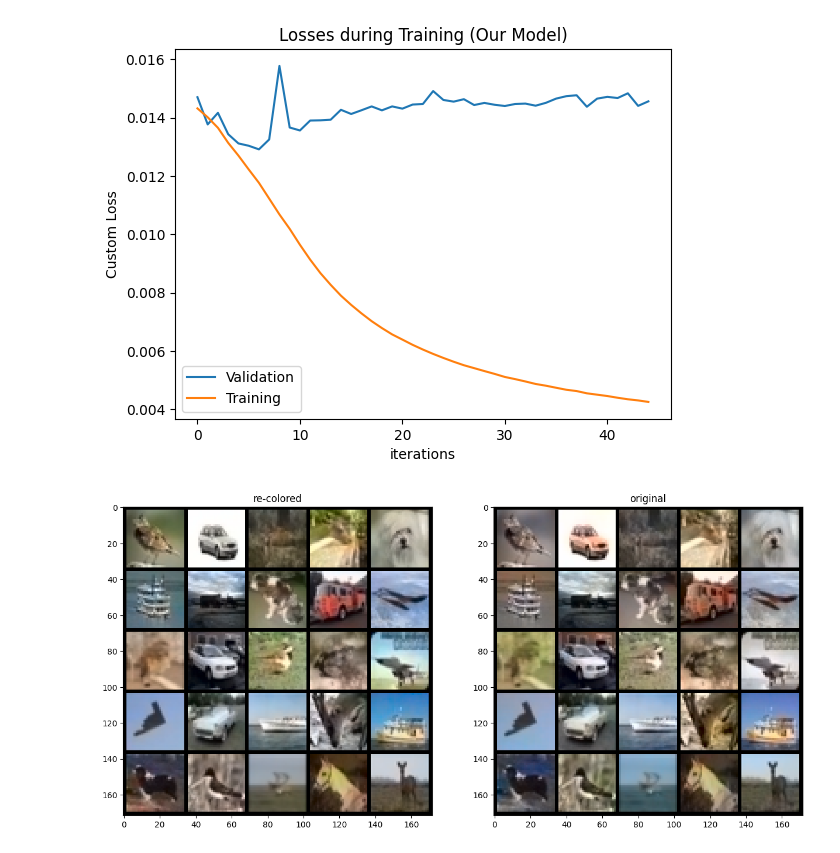
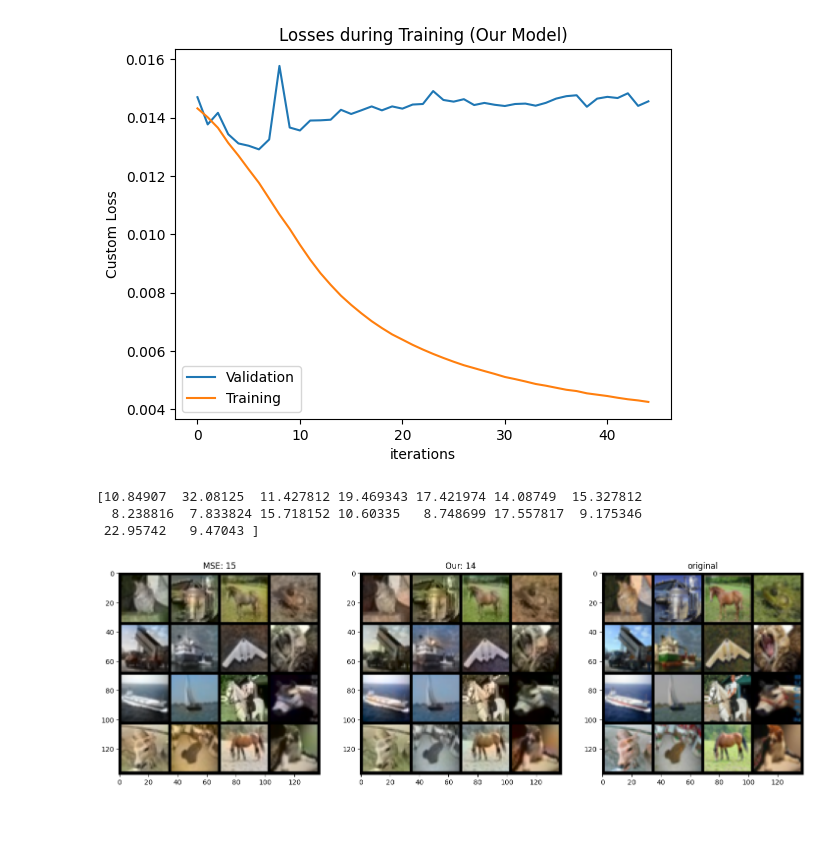
Before and after one commit to DingPang/ACV_Colorization, a Jupyter notebook: main.ipynb, the cells around one changed output. Cells and saved outputs as stored; diff of their text form; code cells hidden in the pictures; blank space fills up the shorter version.

```diff
--- a/main.ipynb
+++ b/main.ipynb
@@ -33,10 +35,13 @@ dp_save_path2 = "/content/dp2.ckpt"
 # Data
 # %%
 def import_image(img):
+    if len(np.array(img).shape) != 3:
+      return torch.FloatTensor(np.transpose(color.rgb2lab(np.stack([np.array(img)]*3, axis = 2)), (2, 0, 1)))
     return torch.FloatTensor(np.transpose(color.rgb2lab(np.array(img)), (2, 0, 1)))
 
 img_transform = transforms.Compose([
-    transforms.Lambda(import_image)
+    transforms.Lambda(import_image),
+    transforms.Resize((32,32))
 ])
 train_dataset = CIFAR10('./data/CIFAR10', train=True, transform=img_transform, target_transform=None, download=True)
 test_dataset = CIFAR10('./data/CIFAR10', train=False, transform=img_transform, target_transform=None, download=True)
@@ -46,4 +51,13 @@ train_dataset, val_dataset = torch.utils.data.random_split(train_dataset, [0.9,
 train_dataloader = DataLoader(train_dataset, batch_size=batch_size, shuffle=True)
 val_dataloader = DataLoader(val_dataset, batch_size=batch_size, shuffle=True)
 test_dataloader = DataLoader(test_dataset, batch_size=batch_size, shuffle=True)
+
+
+# train_dataset = Caltech256('./data/Caltech256', transform=img_transform, target_transform=None, download=True)
+# train_dataset, val_dataset, test_dataset = torch.utils.data.random_split(train_dataset, [0.8, 0.1, 0.1])
+
+
+# train_dataloader = DataLoader(train_dataset, batch_size=batch_size, shuffle=True)
+# val_dataloader = DataLoader(val_dataset, batch_size=batch_size, shuffle=True)
+# test_dataloader = DataLoader(test_dataset, batch_size=batch_size, shuffle=True)
 # %% [output]
@@ -54,7 +67,7 @@ Files already downloaded and verified
 # Our Model
 # %%
 class ColorNet(nn.Module):
-    def __init__(self, d=128):
+    def __init__(self):
         super(ColorNet, self).__init__()
 
         self.conv1 = nn.Conv2d(1, 32, kernel_size=4, stride=2, padding=1)
@@ -278,47 +243,61 @@ plt.show()
 # %%
 plt.ion()
 
 with torch.no_grad():
-
-    # pick a random subset of images from the test set
-    image_inds = np.random.choice(len(test_dataset), 25, replace=False)
+    x = 46
+    image_inds = list(range(x,x+16))
     lab_batch = torch.stack([test_dataset[i][0] for i in image_inds])
-    # lab_batch = lab_batch.to(device)
 
     # predict colors (ab channels)
     predicted_ab_batch = cmodel1(lab_batch[:, 0:1, :, :])
     predicted_lab_batch = torch.cat([lab_batch[:, 0:1, :, :], predicted_ab_batch], dim=1)
+    #get diff between out and original images
+    diff=predicted_lab_batch-lab_batch
+
+    diffL=np.array(diff[:, 0,  :, :,])
+    diffa=np.array(diff[:, 1,  :, :,])
+    diffb=np.array(diff[:, 2,  :, :,])
+    delta=np.mean(np.sqrt((diffL*diffL)+(diffa*diffa)+(diffb*diffb)), axis = (1,2))
+    delta = int(np.mean(delta))
 
     # predict colors (ab channels)
     predicted_ab_batch2 = cmodel2(lab_batch[:, 0:1, :, :])
     predicted_lab_batch2 = torch.cat([lab_batch[:, 0:1, :, :], predicted_ab_batch2], dim=1)
-
-    lab_batch = lab_batch.cpu()
-    predicted_lab_batch = predicted_lab_batch.cpu()
-    predicted_lab_batch2 = predicted_lab_batch2.cpu()
+    diff=predicted_lab_batch2-lab_batch
+    diffL=np.array(diff[:, 0,  :, :,])
+    diffa=np.array(diff[:, 1,  :, :,])
+    diffb=np.array(diff[:, 2,  :, :,])
+    delta2=np.mean(np.sqrt((diffL*diffL)+(diffa*diffa)+(diffb*diffb)), axis = (1,2))
+    print(delta2)
+    delta2 = int(np.mean(delta2))
 
     # convert to rgb
     rgb_batch = []
     predicted_rgb_batch = []
+    predicted_rgb_batch2 = []
+
     for i in range(lab_batch.size(0)):
         # original
-        # rgb_img = color.lab2rgb(np.transpose(lab_batch[i, :, :, :].numpy().astype('float64'), (1, 2, 0)))
-        # rgb_batch.append(torch.FloatTensor(np.transpose(rgb_img, (2, 0, 1))))
-
-        # model 1
-        rgb_img = color.lab2rgb(np.transpose(predicted_lab_batch2[i, :, :, :].numpy().astype('float64'), (1, 2, 0)))
+        rgb_img = color.lab2rgb(np.transpose(lab_batch[i, :, :, :].numpy().astype('float64'), (1, 2, 0)))
         rgb_batch.append(torch.FloatTensor(np.transpose(rgb_img, (2, 0, 1))))
 
-        #model 2
         predicted_rgb_img = color.lab2rgb(np.transpose(predicted_lab_batch[i, :, :, :].numpy().astype('float64'), (1, 2, 0)))
         predicted_rgb_batch.append(torch.FloatTensor(np.transpose(predicted_rgb_img, (2, 0, 1))))
 
+        predicted_rgb_img2 = color.lab2rgb(np.transpose(predicted_lab_batch2[i, :, :, :].numpy().astype('float64'), (1, 2, 0)))
+        predicted_rgb_batch2.append(torch.FloatTensor(np.transpose(predicted_rgb_img2, (2, 0, 1))))
+
     # plot images
-    fig, ax = plt.subplots(figsize=(15, 15), nrows=1, ncols=2)
-    ax[0].imshow(np.transpose(torchvision.utils.make_grid(torch.stack(predicted_rgb_batch), nrow=5).numpy(), (1, 2, 0)))
-    ax[0].title.set_text('re-colored')
-    ax[1].imshow(np.transpose(torchvision.utils.make_grid(torch.stack(rgb_batch), nrow=5).numpy(), (1, 2, 0)))
-    ax[1].title.set_text('original')
+    fig, ax = plt.subplots(figsize=(18, 18), nrows=1, ncols=3)
+    ax[0].imshow(np.transpose(torchvision.utils.make_grid(torch.stack(predicted_rgb_batch), nrow=4).numpy(), (1, 2, 0)))
+    ax[0].title.set_text('MSE: {}'.format(delta))
+    ax[1].imshow(np.transpose(torchvision.utils.make_grid(torch.stack(predicted_rgb_batch2), nrow=4).numpy(), (1, 2, 0)))
+    ax[1].title.set_text('Our: {}'.format(delta2))
+    ax[2].imshow(np.transpose(torchvision.utils.make_grid(torch.stack(rgb_batch), nrow=4).numpy(), (1, 2, 0)))
+    ax[2].title.set_text('original')
     plt.show()
 # %% [output]
+[10.84907  32.08125  11.427812 19.469343 17.421974 14.08749  15.327812
+  8.238816  7.833824 15.718152 10.60335   8.748699 17.557817  9.175346
+ 22.95742   9.47043 ]
-[figure, old version]
+[figure, new version]
```
Also changed, not shown: parts of 10 cells of this notebook.
